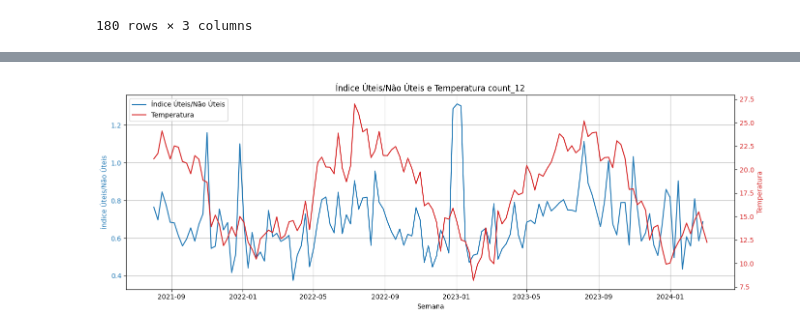
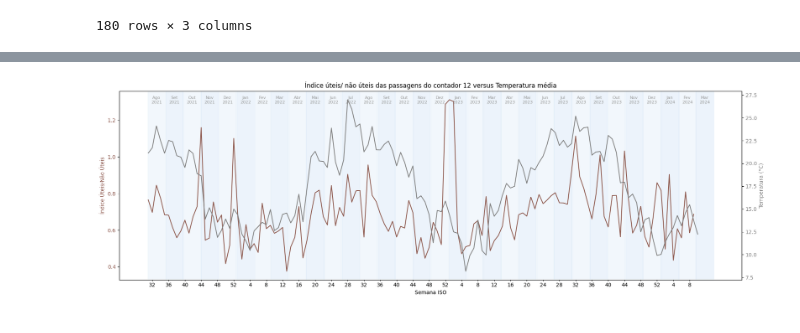
Before and after one commit to joanacarvalheiro/Seasonality, a Jupyter notebook: Global/novo_indice_meteo.ipynb, the cells around one changed output, grey strips where cells are left out. Cells and saved outputs as stored; diff of their text form; code cells hidden in the pictures.

```diff
--- a/Global/novo_indice_meteo.ipynb
+++ b/Global/novo_indice_meteo.ipynb
@@ -103,6 +103,6 @@ def calcular_indice_uteis_fds(df, coluna='count_', plotar=True, cores=None):
 df_corrigido_final = df_corrigido_final.rename(columns={'detected': 'datetime'})
 df_corrigido_final['datetime'] = pd.to_datetime(df_corrigido_final['datetime'])
 # %%
-df_indices_uteis_não_uteis= calcular_indice_uteis_fds(df_corrigido_final, coluna='count_12', plotar=True)
+df_12= calcular_indice_uteis_fds(df_corrigido_final, coluna='count_12', plotar=True)
 # %% [output]
 [figure]
@@ -129,6 +133,8 @@ df_meteo_semanal
 | 179 | 2025-01-06 | 9.195833 | 0.000000 |
 180 rows × 3 columns
 # %%
-df_indices_uteis_não_uteis = df_indices_uteis_não_uteis.reset_index()
+df_12 = df_12.reset_index()
+df_8 = df_8.reset_index()
 # %%
-df_indices_uteis_não_uteis.rename(columns={'datetime': 'semana_data'}, inplace=True)
+df_12.rename(columns={'datetime': 'semana_data'}, inplace=True)
+df_8.rename(columns={'datetime': 'semana_data'}, inplace=True)
@@ -151,34 +141,59 @@ df_indices_uteis_não_uteis
 # %%
-df_final = pd.merge(df_indices_uteis_não_uteis, df_meteo_semanal, on='semana_data', how='left')
+df_12 = pd.merge(df_12, df_meteo_semanal, on='semana_data', how='left')
+df_8 = pd.merge(df_8, df_meteo_semanal, on='semana_data', how='left')
 # %%
+import locale
+locale.setlocale(locale.LC_TIME, 'pt_PT.UTF-8')
 
+df_sorted_12 = df_12.sort_values('semana_data')
+df_sorted_12 = df_sorted_12.sort_values('semana_data')
+df_sorted_12['semana_ano'] = df_sorted_12['semana_data'].dt.isocalendar().week
 
-df_sorted = df_final.sort_values('semana_data').copy()
-
-fig, ax1 = plt.subplots(figsize=(14,5))
+fig, ax1 = plt.subplots(figsize=(18,6))
 
 # Gráfico para índice úteis/não úteis
-ax1.plot(df_sorted['semana_data'], df_sorted['indice_uteis_não_uteis'], color='tab:blue', label='Índice Úteis/Não Úteis')
-ax1.set_xlabel('Semana')
-ax1.set_ylabel('Índice Úteis/Não Úteis', color='tab:blue')
-ax1.tick_params(axis='y', labelcolor='tab:blue')
+ax1.plot(df_sorted_12['semana_data'], df_sorted_12['indice_uteis_não_uteis'], color='tab:brown', label='Índice Úteis/Não Úteis')
+ax1.set_xlabel('Semana ISO')
+ax1.set_ylabel('Índice Úteis/Não Úteis', color='tab:brown')
+ax1.tick_params(axis='y', labelcolor='tab:brown')
 
 # Segundo eixo y para temperatura
 ax2 = ax1.twinx()
-ax2.plot(df_sorted['semana_data'], df_sorted['temp'], color='tab:red', label='Temperatura')
-ax2.set_ylabel('Temperatura', color='tab:red')
-ax2.tick_params(axis='y', labelcolor='tab:red')
+ax2.plot(df_sorted_12['semana_data'], df_sorted_12['temp'], color='tab:grey', label='Temperatura')
+ax2.set_ylabel('Temperatura (°C)', color='tab:grey')
+ax2.tick_params(axis='y', labelcolor='tab:grey')
 
-plt.title('Índice Úteis/Não Úteis e Temperatura count_12')
-ax1.grid(True)
+# Título e layout
+datas = df_sorted_12['semana_data']
+min_data = datas.min()
+max_data = datas.max()
+inicio_sombreado = pd.Timestamp('2021-08-01')
+if min_data > inicio_sombreado:
+    min_data = inicio_sombreado
+
+inicio_mes = pd.date_range(start=min_data, end=max_data, freq='MS')
+
+for i, start in enumerate(inicio_mes):
+    end = start + pd.offsets.MonthEnd(1)
+    cor = (0.5, 0.7, 0.9, 0.1 + 0.05 * (i % 2))  # tons azul pastel alternados
+    ax1.axvspan(start, end, color=cor)
+    #ax1.axvline(start, color='lightgrey', linestyle='--', linewidth=0.5) linhas em cizento entre os meses
+
+        # Nome do mês
+    mid = start + (end - start) / 2
+    nome_mes = f"{start.strftime('%b').capitalize()}\n{start.year}"
+    ax1.text(mid, ax1.get_ylim()[1]*0.98, nome_mes,
+                    ha='center', va='top', fontsize=8, color='gray', alpha=0.8)
+
+semanas_para_ticks = df_sorted_12[df_sorted_12['semana_ano'] % 4 == 0]
+ticks_locs = mdates.date2num(semanas_para_ticks['semana_data'])
+ticks_labels = [str(w) for w in semanas_para_ticks['semana_ano']]
+
+ax1.set_xticks(ticks_locs)
+ax1.set_xticklabels(ticks_labels)
+ax1.tick_params(axis='x', which='major', length=2, width=1)
+plt.title('Índice úteis/ não úteis das passagens do contador 12 versus Temperatura média')
 fig.tight_layout()
-plt.xticks(rotation=45)
-
-# Legendas combinadas
-lines_1, labels_1 = ax1.get_legend_handles_labels()
-lines_2, labels_2 = ax2.get_legend_handles_labels()
-ax1.legend(lines_1 + lines_2, labels_1 + labels_2, loc='upper left')
-
 plt.show()
 # %% [output]
-[figure, old version]
+[figure, new version]
```
Also changed, not shown: parts of 3 cells of this notebook, 3 other files.
